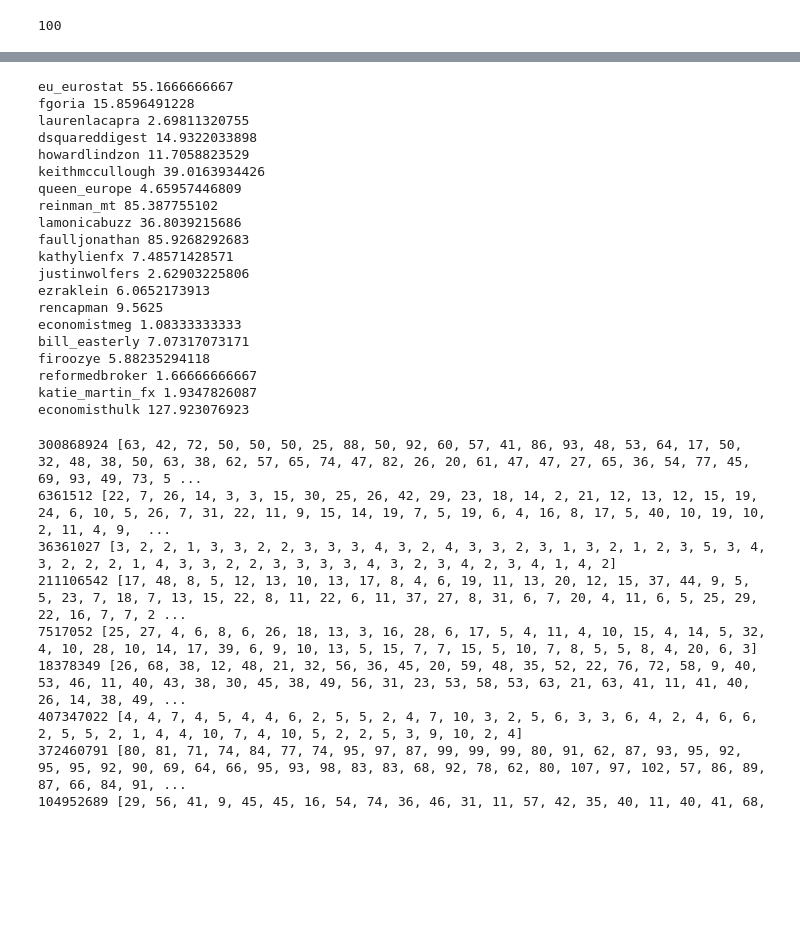
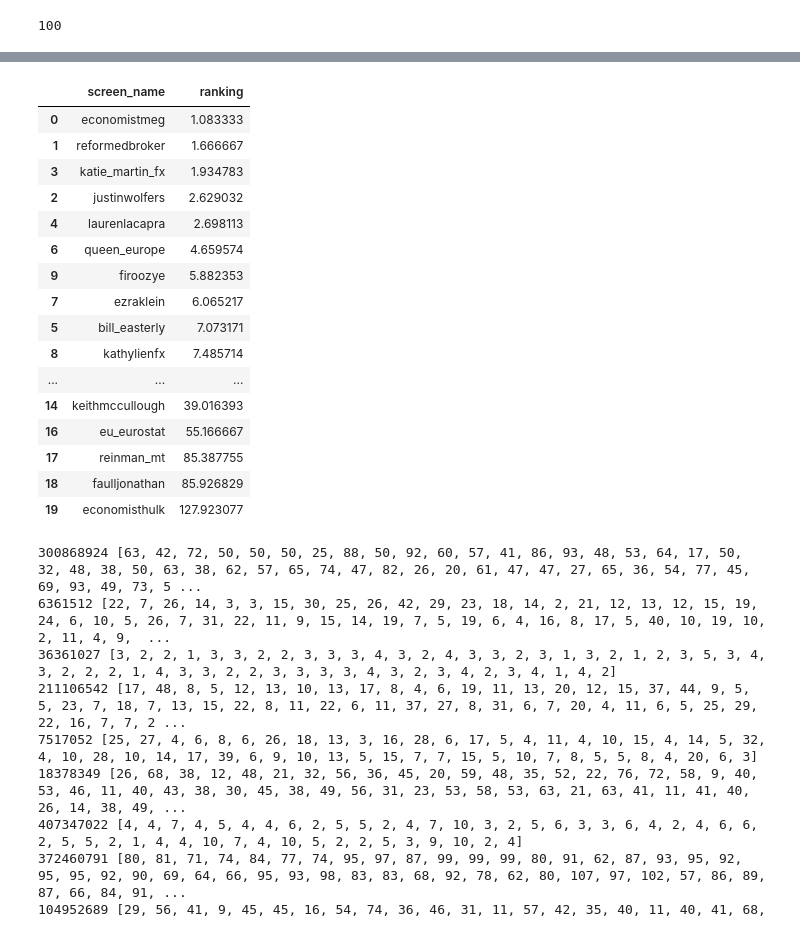
Before and after one commit to DataSciencePolimi/NetSKE, a Jupyter notebook: graphs/Finance Domain - Parallel Test.ipynb, the cells around one changed output, grey strips where cells are left out. Drawn from its saved outputs; the diff is of its cells as text; code cells hidden in the pictures; blank space fills up the shorter version.

```diff
--- a/graphs/Finance Domain - Parallel Test.ipynb
+++ b/graphs/Finance Domain - Parallel Test.ipynb
@@ -196,27 +199,29 @@ for test in [1]:
 # %%
-for id_user in candidates_ranking:
-    print seed_data[seed_data['id_user'] == int(id_user)]['screen_name'].values[0], np.mean(candidates_ranking[id_user])
+result = []
+for id_user in sorted(candidates_ranking, key=candidates_ranking.get):
+    result.append(tuple(
+        (seed_data[seed_data['id_user'] == int(id_user)]['screen_name'].values[0], np.mean(candidates_ranking[id_user]))
+    ))
-# %% [output]
-eu_eurostat 55.1666666667
-fgoria 15.8596491228
-laurenlacapra 2.69811320755
-dsquareddigest 14.9322033898
-howardlindzon 11.7058823529
-keithmccullough 39.0163934426
-queen_europe 4.65957446809
-reinman_mt 85.387755102
-lamonicabuzz 36.8039215686
-faulljonathan 85.9268292683
-kathylienfx 7.48571428571
-justinwolfers 2.62903225806
-ezraklein 6.0652173913
-rencapman 9.5625
-economistmeg 1.08333333333
-bill_easterly 7.07317073171
-firoozye 5.88235294118
-reformedbroker 1.66666666667
-katie_martin_fx 1.9347826087
-economisthulk 127.923076923
+# %%
+pd.DataFrame(result, columns=['screen_name', 'ranking']).sort_values(by='ranking')
+# %% [output]
+|  | screen_name | ranking |
+| 0 | economistmeg | 1.083333 |
+| 1 | reformedbroker | 1.666667 |
+| 3 | katie_martin_fx | 1.934783 |
+| 2 | justinwolfers | 2.629032 |
+| 4 | laurenlacapra | 2.698113 |
+| 6 | queen_europe | 4.659574 |
+| 9 | firoozye | 5.882353 |
+| 7 | ezraklein | 6.065217 |
+| 5 | bill_easterly | 7.073171 |
+| 8 | kathylienfx | 7.485714 |
+| ... | ... | ... |
+| 14 | keithmccullough | 39.016393 |
+| 16 | eu_eurostat | 55.166667 |
+| 17 | reinman_mt | 85.387755 |
+| 18 | faulljonathan | 85.926829 |
+| 19 | economisthulk | 127.923077 |
 # %%
 for id_user in candidates_ranking:
     print id_user, candidates_ranking[id_user]
```
Also changed, not shown: parts of 14 cells of this notebook, 2 other files.
